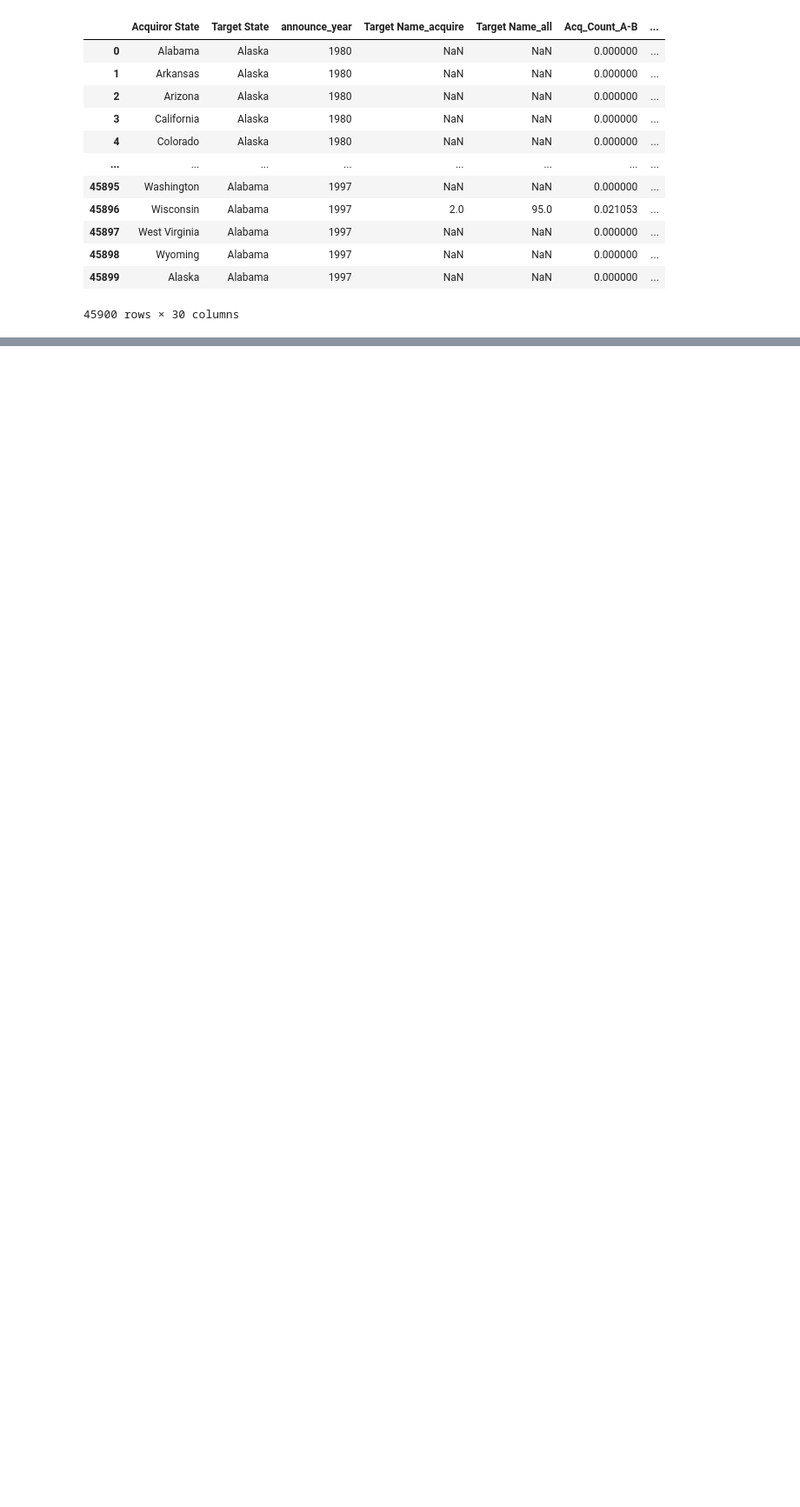
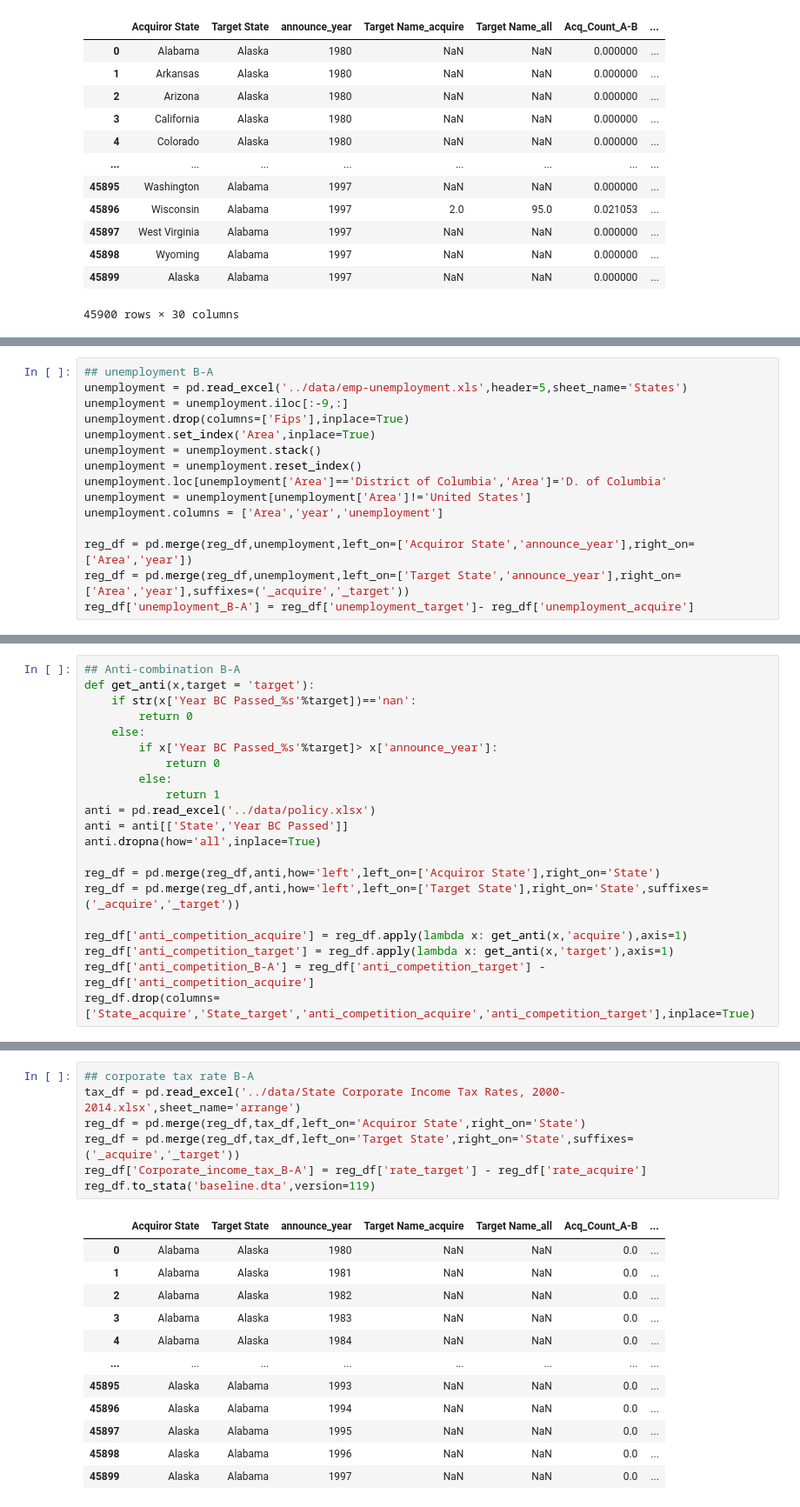
Before and after one commit to ershitianxia/Cornaggia-and-Li-2019-, a Jupyter notebook: variables_construct.ipynb, the cells around one changed output, grey strips where cells are left out. Shown: that part at 87% size. Saved outputs shown, nothing was run; the diff lists cells and outputs as text; blank space fills up the shorter version.

```diff
--- a/variables_construct.ipynb
+++ b/variables_construct.ipynb
@@ -393,0 +429,15 @@ industry_df
+# %%
+## unemployment B-A
+unemployment = pd.read_excel('../data/emp-unemployment.xls',header=5,sheet_name='States')
+unemployment = unemployment.iloc[:-9,:]
+unemployment.drop(columns=['Fips'],inplace=True)
+unemployment.set_index('Area',inplace=True)
+unemployment = unemployment.stack()
+unemployment = unemployment.reset_index()
+unemployment.loc[unemployment['Area']=='District of Columbia','Area']='D. of Columbia'
+unemployment = unemployment[unemployment['Area']!='United States']
+unemployment.columns = ['Area','year','unemployment']
+
+reg_df = pd.merge(reg_df,unemployment,left_on=['Acquiror State','announce_year'],right_on=['Area','year'])
+reg_df = pd.merge(reg_df,unemployment,left_on=['Target State','announce_year'],right_on=['Area','year'],suffixes=('_acquire','_target'))
+reg_df['unemployment_B-A'] = reg_df['unemployment_target']- reg_df['unemployment_acquire']
@@ -393,0 +458,21 @@ industry_df
+# %%
+## Anti-combination B-A
+def get_anti(x,target = 'target'):
+    if str(x['Year BC Passed_%s'%target])=='nan':
+        return 0
+    else:
+        if x['Year BC Passed_%s'%target]> x['announce_year']:
+            return 0
+        else:
+            return 1
+anti = pd.read_excel('../data/policy.xlsx')
+anti = anti[['State','Year BC Passed']]
+anti.dropna(how='all',inplace=True)
+
+reg_df = pd.merge(reg_df,anti,how='left',left_on=['Acquiror State'],right_on='State')
+reg_df = pd.merge(reg_df,anti,how='left',left_on=['Target State'],right_on='State',suffixes=('_acquire','_target'))
+
+reg_df['anti_competition_acquire'] = reg_df.apply(lambda x: get_anti(x,'acquire'),axis=1)
+reg_df['anti_competition_target'] = reg_df.apply(lambda x: get_anti(x,'target'),axis=1)
+reg_df['anti_competition_B-A'] = reg_df['anti_competition_target'] - reg_df['anti_competition_acquire']
+reg_df.drop(columns=['State_acquire','State_target','anti_competition_acquire','anti_competition_target'],inplace=True)
@@ -393,0 +493,20 @@ industry_df
+# %%
+## corporate tax rate B-A
+tax_df = pd.read_excel('../data/State Corporate Income Tax Rates, 2000-2014.xlsx',sheet_name='arrange')
+reg_df = pd.merge(reg_df,tax_df,left_on='Acquiror State',right_on='State')
+reg_df = pd.merge(reg_df,tax_df,left_on='Target State',right_on='State',suffixes=('_acquire','_target'))
+reg_df['Corporate_income_tax_B-A'] = reg_df['rate_target'] - reg_df['rate_acquire']
+reg_df.to_stata('baseline.dta',version=119)
+# %% [output]
+|  | Acquiror State | Target State | announce_year | Target Name_acquire | Target Name_all | Acq_Count_A-B | ... |
+| 0 | Alabama | Alaska | 1980 | NaN | NaN | 0.0 | ... |
+| 1 | Alabama | Alaska | 1981 | NaN | NaN | 0.0 | ... |
+| 2 | Alabama | Alaska | 1982 | NaN | NaN | 0.0 | ... |
+| 3 | Alabama | Alaska | 1983 | NaN | NaN | 0.0 | ... |
+| 4 | Alabama | Alaska | 1984 | NaN | NaN | 0.0 | ... |
+| ... | ... | ... | ... | ... | ... | ... | ... |
+| 45895 | Alaska | Alabama | 1993 | NaN | NaN | 0.0 | ... |
+| 45896 | Alaska | Alabama | 1994 | NaN | NaN | 0.0 | ... |
+| 45897 | Alaska | Alabama | 1995 | NaN | NaN | 0.0 | ... |
+| 45898 | Alaska | Alabama | 1996 | NaN | NaN | 0.0 | ... |
+| 45899 | Alaska | Alabama | 1997 | NaN | NaN | 0.0 | ... |
```
Also changed, not shown: parts of 10 cells of this notebook, 1 other file.
